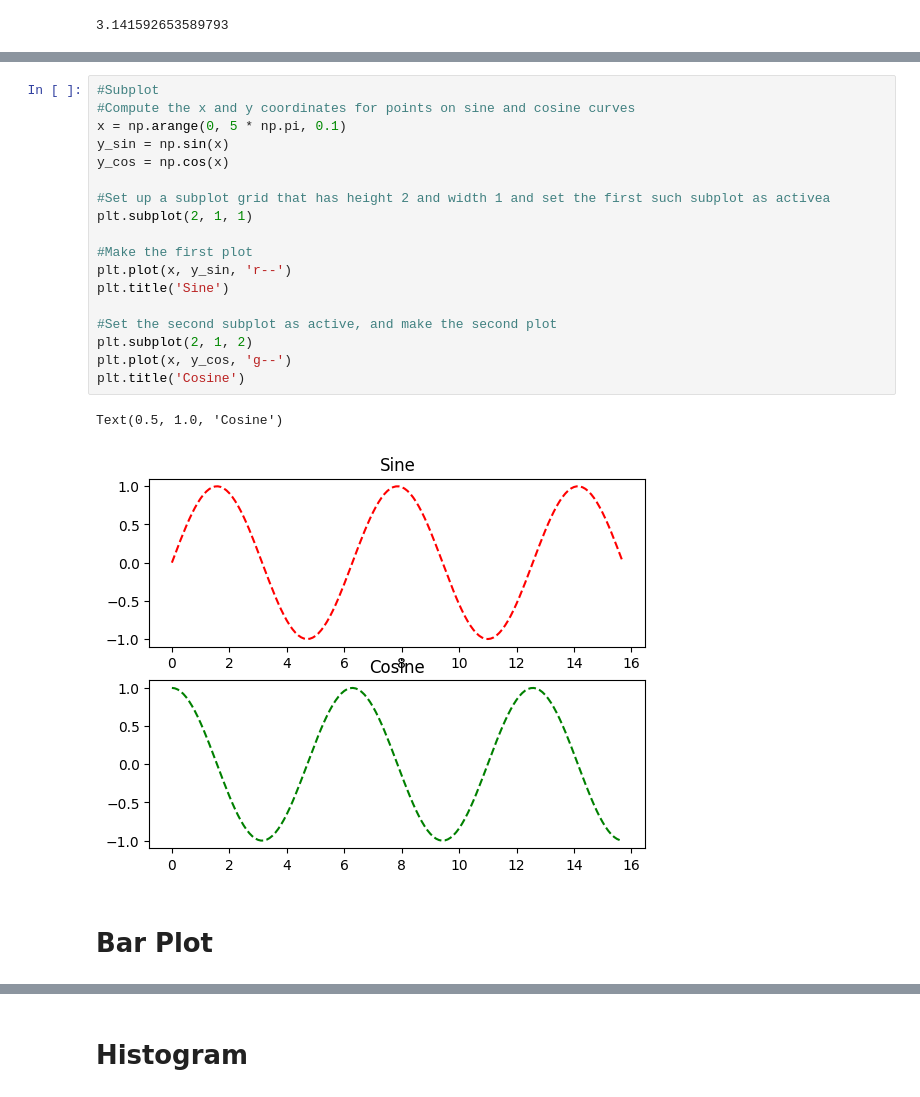
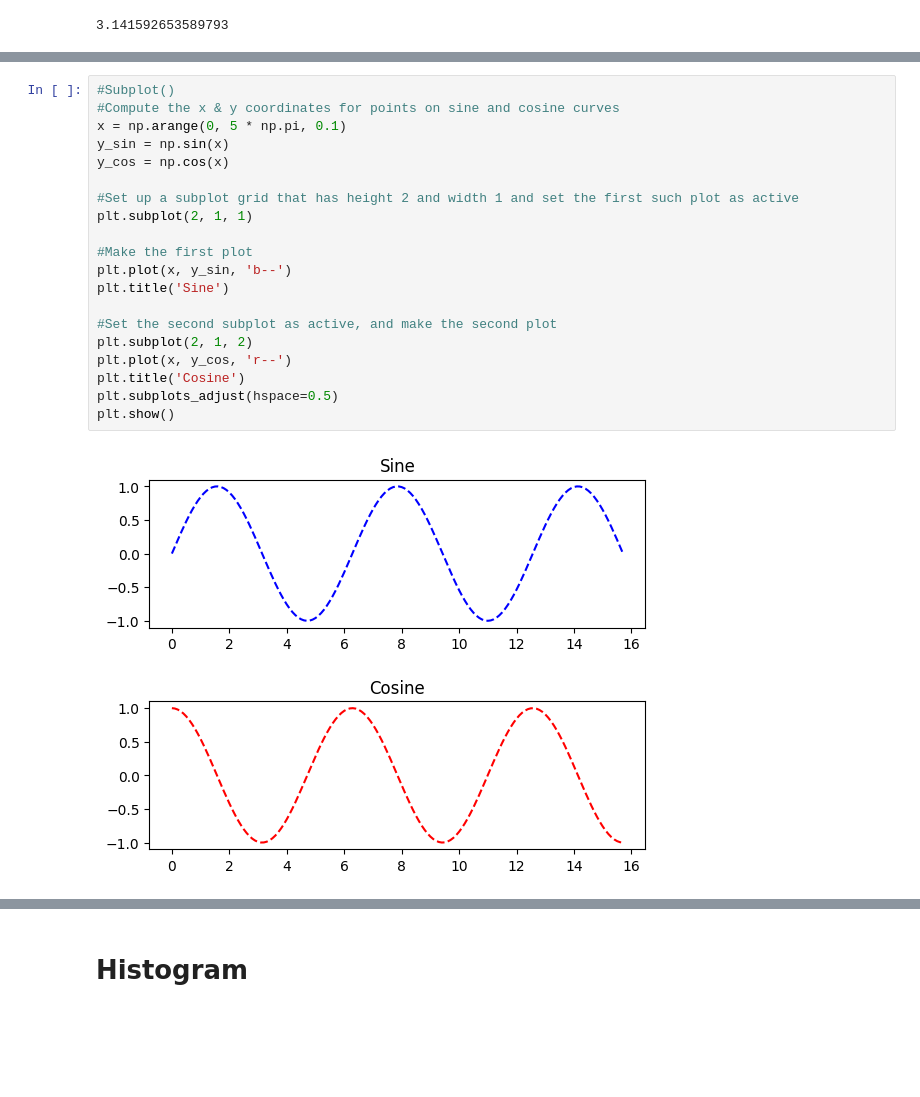
Before and after one commit to virtual-arin/Learning_Time, a Jupyter notebook: 4.Matplotlib/Matplotlib.ipynb, the cells around one changed output, grey strips where cells are left out. Drawn from its saved outputs; the diff is of its cells as text; blank space fills up the shorter version.

```diff
--- a/4.Matplotlib/Matplotlib.ipynb
+++ b/4.Matplotlib/Matplotlib.ipynb
@@ -96,26 +102,25 @@ plt.show()
 # %% [output]
 [figure]
 # %%
-#Subplot
-#Compute the x and y coordinates for points on sine and cosine curves
+#Subplot()
+#Compute the x & y coordinates for points on sine and cosine curves
 x = np.arange(0, 5 * np.pi, 0.1)
 y_sin = np.sin(x)
 y_cos = np.cos(x)
 
-#Set up a subplot grid that has height 2 and width 1 and set the first such subplot as activea
+#Set up a subplot grid that has height 2 and width 1 and set the first such plot as active
 plt.subplot(2, 1, 1)
 
 #Make the first plot
-plt.plot(x, y_sin, 'r--')
+plt.plot(x, y_sin, 'b--')
 plt.title('Sine')
 
 #Set the second subplot as active, and make the second plot
 plt.subplot(2, 1, 2)
-plt.plot(x, y_cos, 'g--')
+plt.plot(x, y_cos, 'r--')
 plt.title('Cosine')
+plt.subplots_adjust(hspace=0.5)
+plt.show()
 # %% [output]
-Text(0.5, 1.0, 'Cosine')
-[figure, old version]
+[figure, new version]
-# %% [markdown]
-# Bar Plot
 # %%
```
Also changed, not shown: parts of 24 cells of this notebook, 6 other files.
